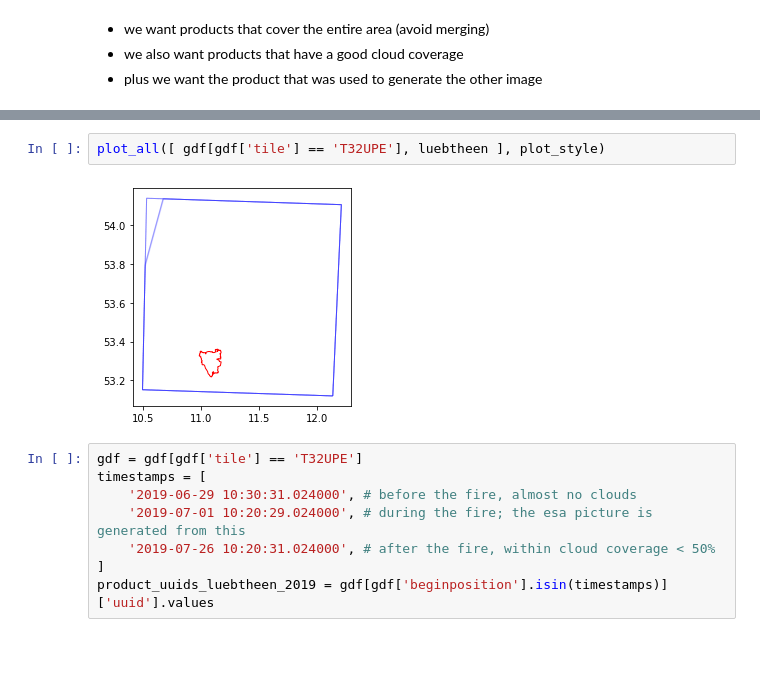
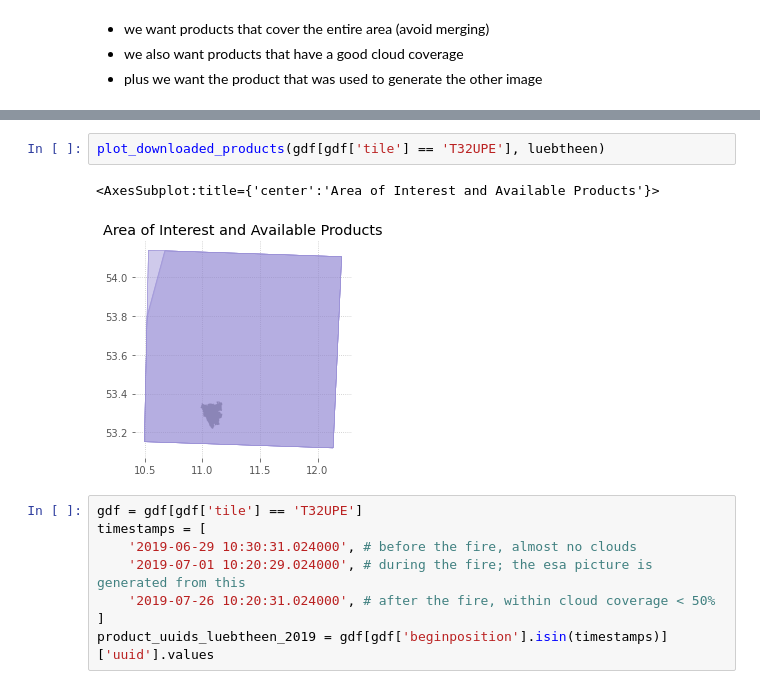
Before and after one commit to rrrnld/earth-observation-for-journalism, a Jupyter notebook: sources/03b Forest Fires 2018 and 2019.ipynb, the cells around one changed output, grey strips where cells are left out. Cells and saved outputs as stored; diff of their text form; blank space fills up the shorter version.

```diff
--- a/sources/03b Forest Fires 2018 and 2019.ipynb
+++ b/sources/03b Forest Fires 2018 and 2019.ipynb
@@ -308,7 +316,8 @@ gdf[gdf['tile'] == 'T32UPE'].set_index('beginposition')['cloudcoverpercentage'].
 # %%
-plot_all([ gdf[gdf['tile'] == 'T32UPE'], luebtheen ], plot_style)
+plot_downloaded_products(gdf[gdf['tile'] == 'T32UPE'], luebtheen)
 # %% [output]
+<AxesSubplot:title={'center':'Area of Interest and Available Products'}>
-[figure, old version]
+[figure, new version]
 # %%
 gdf = gdf[gdf['tile'] == 'T32UPE']
 timestamps = [
```
Also changed, not shown: parts of 22 cells of this notebook, 7 other files.
